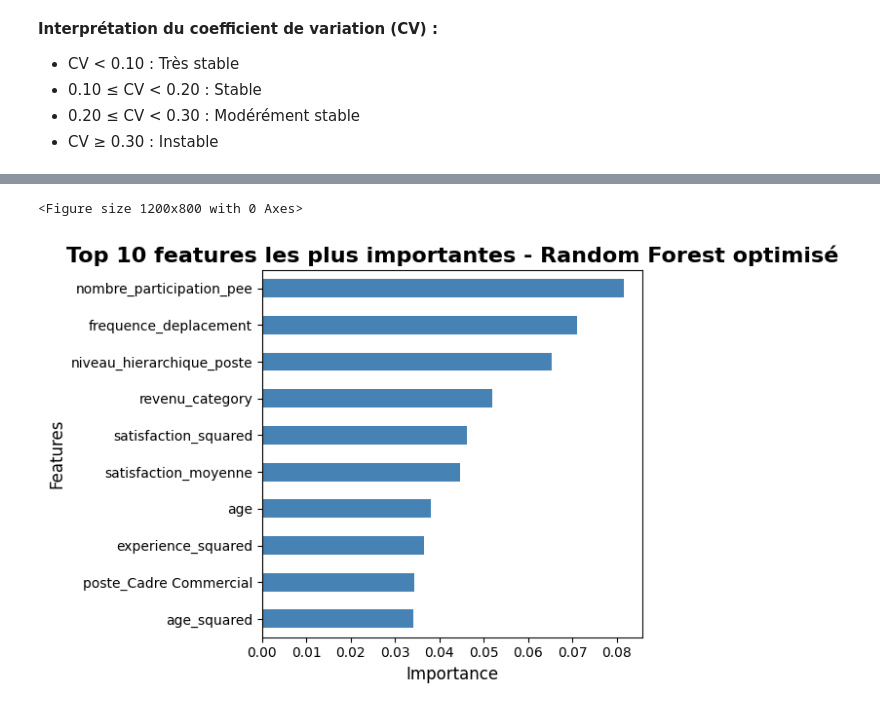
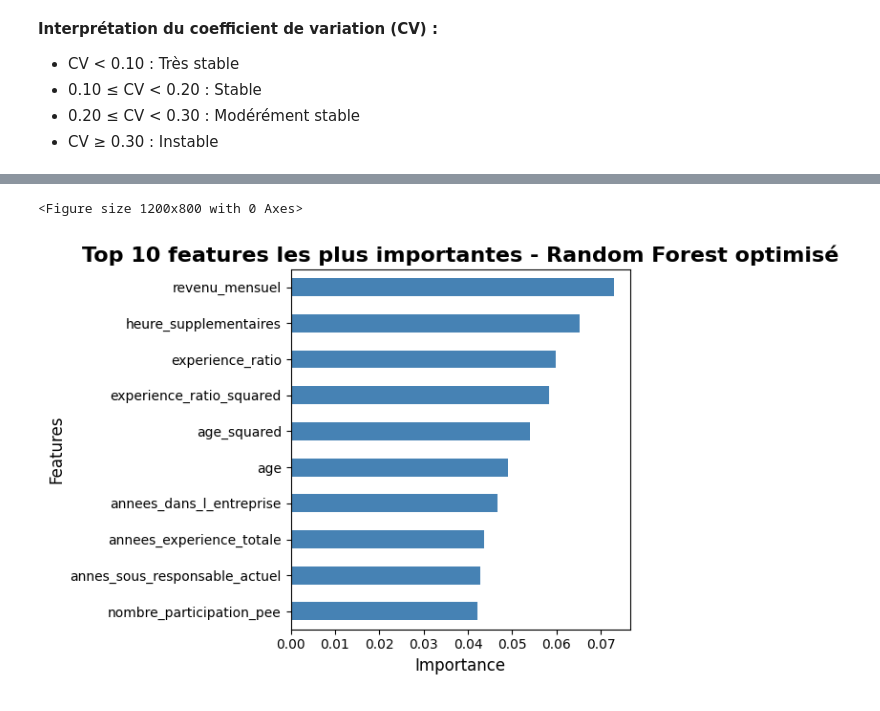
Before and after one commit to Christophe-Ringot/projet_04_OC, a Jupyter notebook: main.ipynb, the cells around one changed output, grey strips where cells are left out. Drawn from its saved outputs; the diff is of its cells as text; code cells hidden in the pictures.

```diff
--- a/main.ipynb
+++ b/main.ipynb
@@ -741,5 +801,5 @@ for model_name in ['Logistic Regression', 'Random Forest', 'XGBoost']:
 # %%
-fig, axes = plt.subplots(1, 3, figsize=(18, 6))
+fig, axes = plt.subplots(1, 2, figsize=(12, 6))
 
 colors = ['#2E8B57', '#FF6B6B', '#4ECDC4']
 models = ['Logistic Regression', 'Random Forest', 'XGBoost']
@@ -792,23 +852,6 @@ ax.set_xticklabels([name.replace(' ', '\n') for name in model_names], fontsize=9
 ax.legend(loc='upper right', fontsize=9)
 ax.grid(True, alpha=0.3)
 
-ax = axes[2]
-
-folds = list(range(1, 11))
-
-for i, model in enumerate(models):
-    model_scores = cv_df[cv_df['model'] == model]['fbeta_score'].tolist()
-    ax.plot(folds, model_scores, 'o-', linewidth=3, markersize=8,
-            color=colors[i], label=model, markerfacecolor='white',
-            markeredgewidth=2, markeredgecolor=colors[i])
-
-ax.set_xlabel('Numéro du Fold')
-ax.set_ylabel('F-Beta Score')
-ax.set_title('Performances par Fold', fontweight='bold')
-ax.set_xticks(folds)
-ax.legend(loc='best', fontsize=9)
-ax.grid(True, alpha=0.3)
-
 plt.tight_layout()
 plt.show()
 # %% [output]
@@ -982,20 +1030,38 @@ print(f"Recall: {best_recall:.3f}")
 # %%
-importances = grid.best_estimator_.named_steps['rf'].feature_importances_
-feat_names = X_train_final.columns
+importances = best_rf.feature_importances_
+
+try:
+    feat_names = pipeline_tree.get_feature_names_out()
+except:
+    numerical_cols = X_train.select_dtypes(include=[np.number]).columns.tolist()
+    categorical_cols = X_train.select_dtypes(exclude=[np.number]).columns.tolist()
+
+    num_features = [f"{col}" for col in numerical_cols]
+
+    cat_features = []
+    for col in categorical_cols:
+        unique_vals = X_train[col].unique()
+        for val in unique_vals:
+            cat_features.append(f"{col}_{val}")
+
+    feat_names = num_features + cat_features
+
+    if len(feat_names) != len(importances):
+        feat_names = [f"feature_{i}" for i in range(len(importances))]
 
 imp_df = pd.DataFrame({
     "Feature": feat_names,
     "Importance": importances
 }).sort_values(by="Importance", ascending=False)
 
 plt.figure(figsize=(12, 8))
 imp_df.head(10).plot(kind="barh", x="Feature", y="Importance", legend=False, color='steelblue')
 plt.gca().invert_yaxis()
 plt.title("Top 10 features les plus importantes - Random Forest optimisé", fontsize=16, fontweight='bold')
 plt.xlabel("Importance", fontsize=12)
 plt.ylabel("Features", fontsize=12)
 plt.tight_layout()
 plt.show()
 # %% [output]
 <Figure size 1200x800 with 0 Axes>
-[figure, old version]
+[figure, new version]
```
Also changed, not shown: parts of 54 cells of this notebook.
